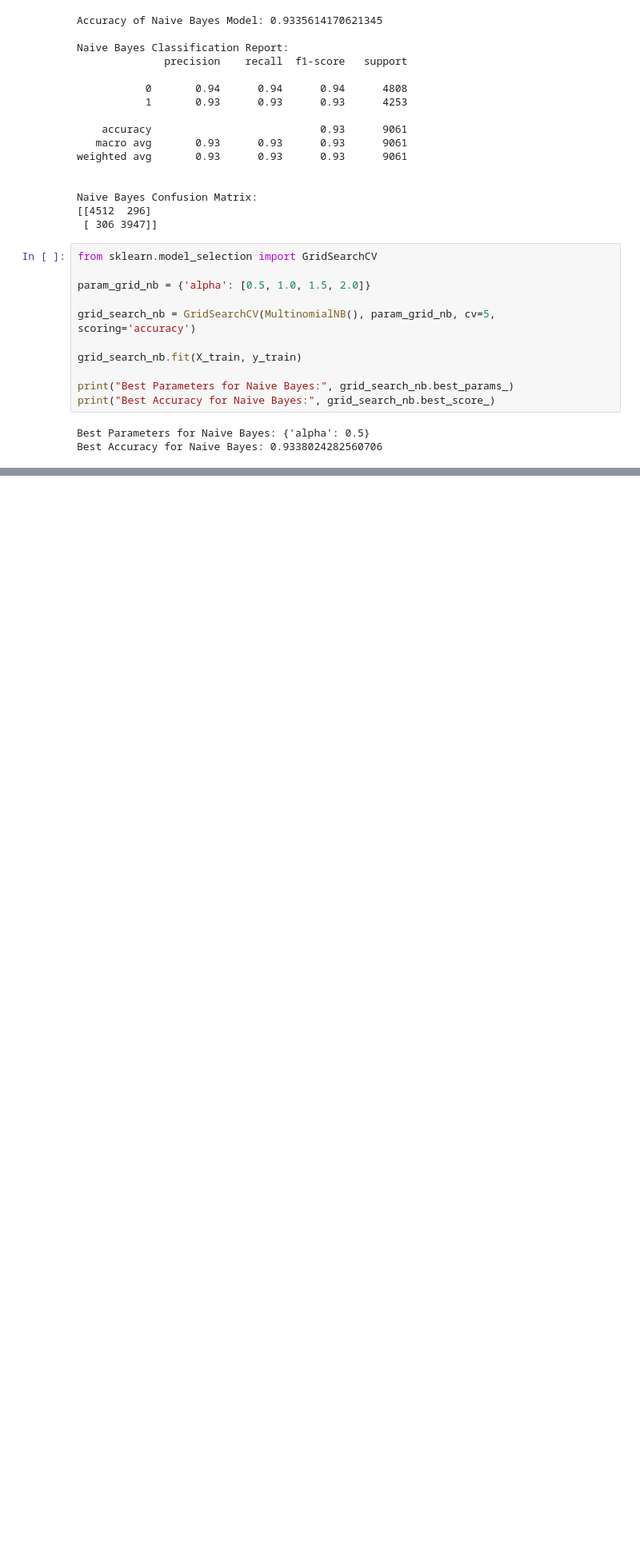
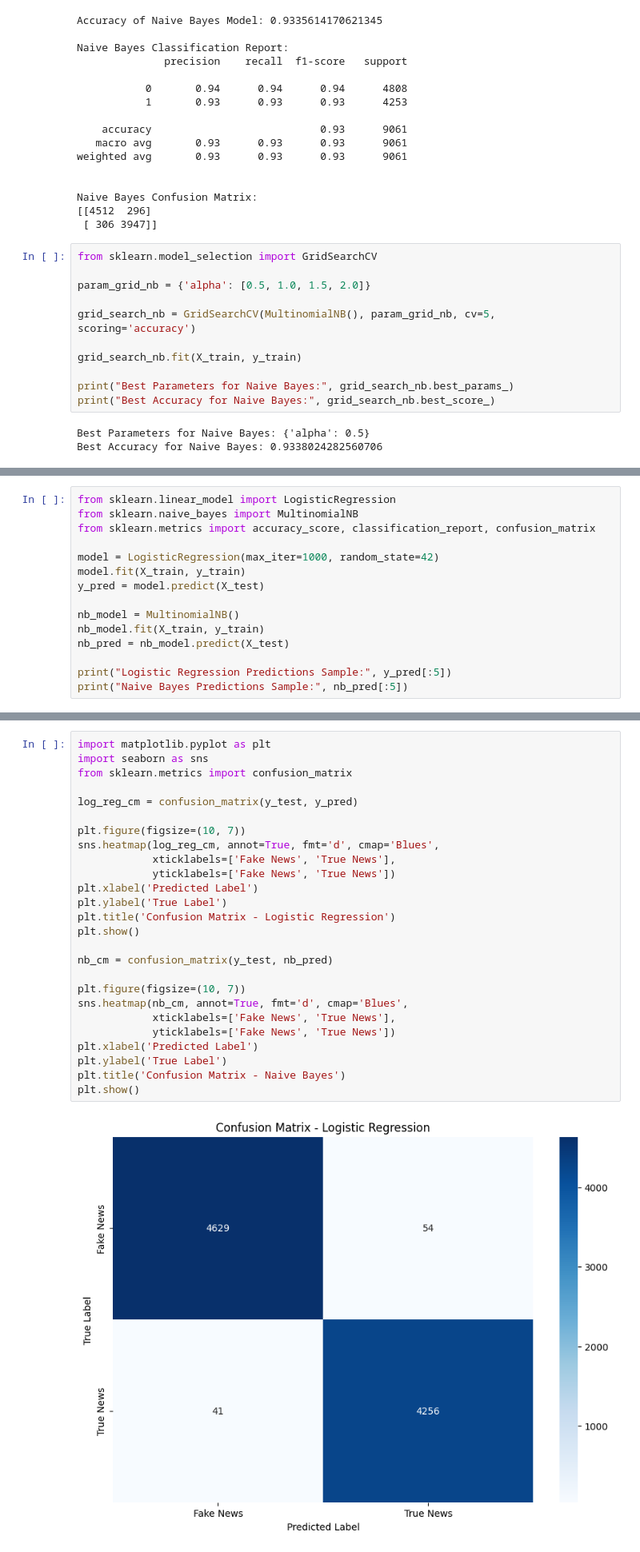
Before and after one commit to OgunmodedePeacePax/Brainwave_Matrix_Intern, a Jupyter notebook: Brainwave_Intern.ipynb, the cells around one changed output, grey strips where cells are left out. Shown: that part at 80% size. Drawn from its saved outputs; the diff is of its cells as text; blank space fills up the shorter version.

```diff
--- a/Brainwave_Intern.ipynb
+++ b/Brainwave_Intern.ipynb
@@ -309,0 +246,15 @@ print(confusion_matrix(y_test, svm_pred))
+# %%
+from sklearn.linear_model import LogisticRegression
+from sklearn.naive_bayes import MultinomialNB
+from sklearn.metrics import accuracy_score, classification_report, confusion_matrix
+
+model = LogisticRegression(max_iter=1000, random_state=42)
+model.fit(X_train, y_train)
+y_pred = model.predict(X_test)
+
+nb_model = MultinomialNB()
+nb_model.fit(X_train, y_train)
+nb_pred = nb_model.predict(X_test)
+
+print("Logistic Regression Predictions Sample:", y_pred[:5])
+print("Naive Bayes Predictions Sample:", nb_pred[:5])
@@ -309,0 +264,28 @@ print(confusion_matrix(y_test, svm_pred))
+# %%
+import matplotlib.pyplot as plt
+import seaborn as sns
+from sklearn.metrics import confusion_matrix
+
+log_reg_cm = confusion_matrix(y_test, y_pred)
+
+plt.figure(figsize=(10, 7))
+sns.heatmap(log_reg_cm, annot=True, fmt='d', cmap='Blues',
+            xticklabels=['Fake News', 'True News'],
+            yticklabels=['Fake News', 'True News'])
+plt.xlabel('Predicted Label')
+plt.ylabel('True Label')
+plt.title('Confusion Matrix - Logistic Regression')
+plt.show()
+
+nb_cm = confusion_matrix(y_test, nb_pred)
+
+plt.figure(figsize=(10, 7))
+sns.heatmap(nb_cm, annot=True, fmt='d', cmap='Blues',
+            xticklabels=['Fake News', 'True News'],
+            yticklabels=['Fake News', 'True News'])
+plt.xlabel('Predicted Label')
+plt.ylabel('True Label')
+plt.title('Confusion Matrix - Naive Bayes')
+plt.show()
+# %% [output]
+[figure, added]
```
Also changed, not shown: parts of 10 cells of this notebook.
